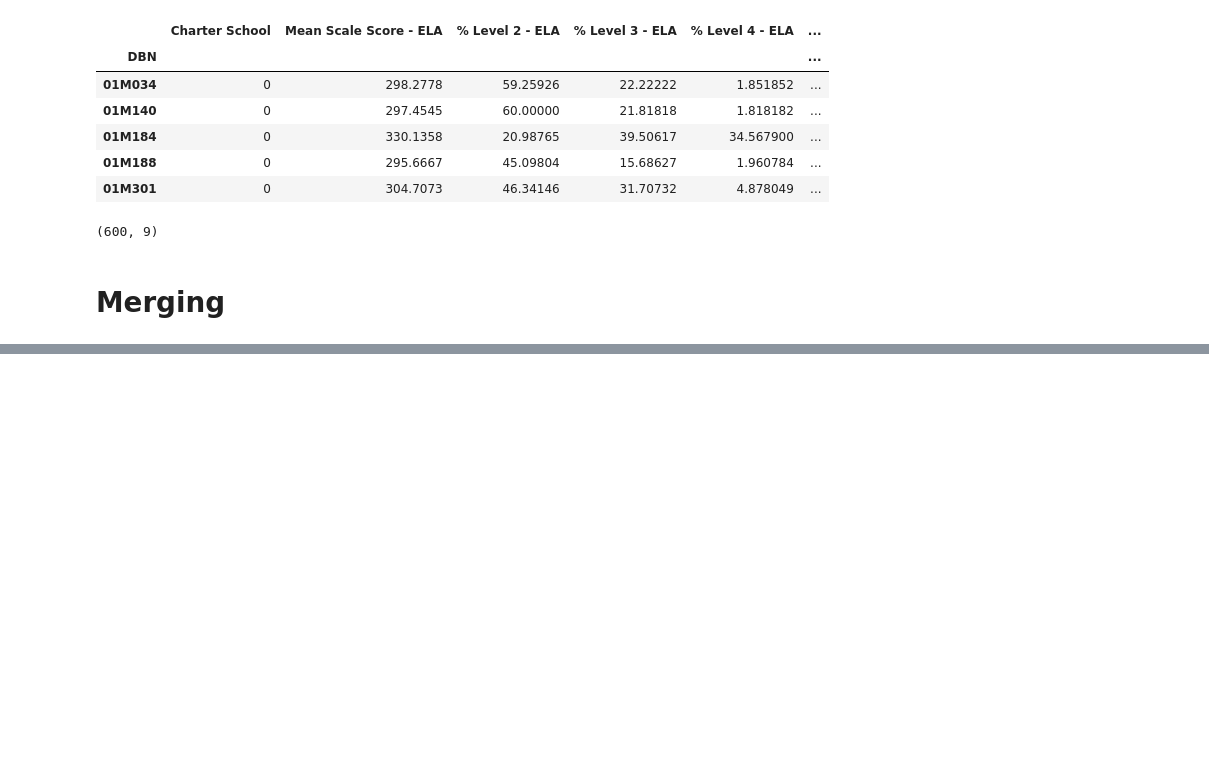
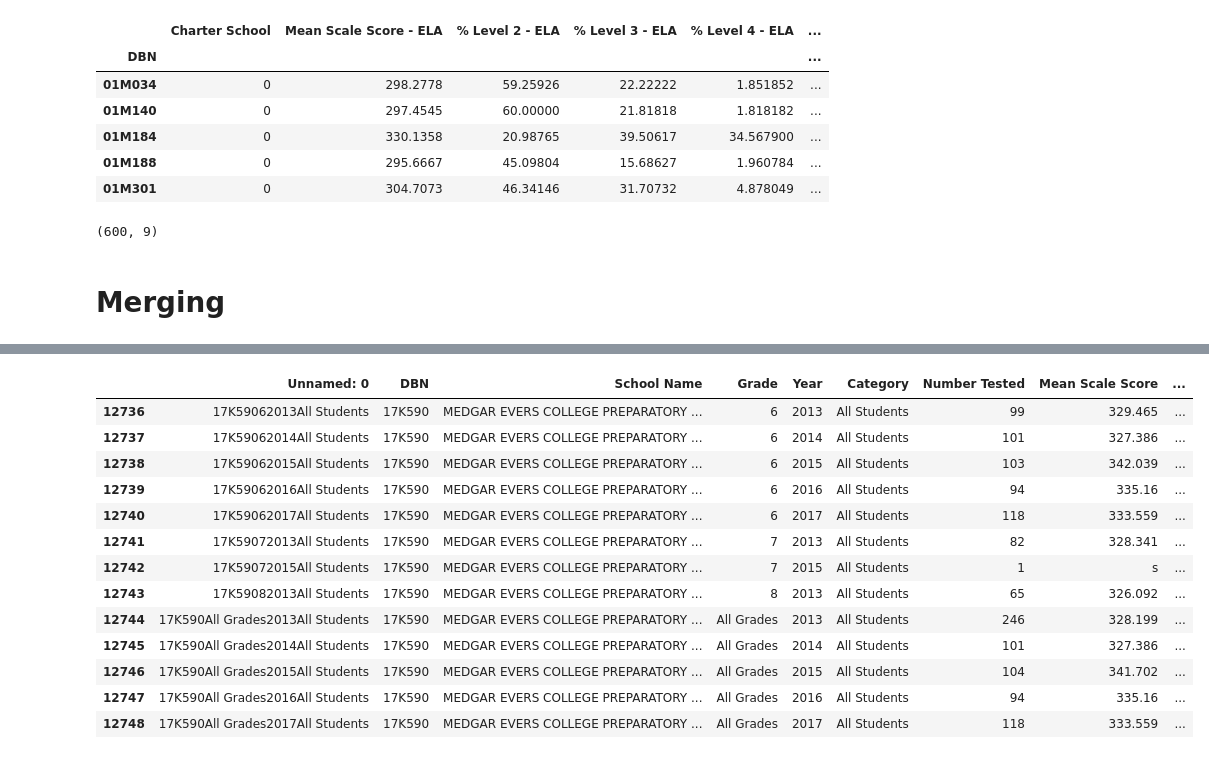
Before and after one commit to araraonline/kag-passnyc, a Jupyter notebook: notebooks/proto-assemble-schools.ipynb, the cells around one changed output, grey strips where cells are left out. Drawn from its saved outputs; the diff is of its cells as text; code cells hidden in the pictures; blank space fills up the shorter version.

```diff
--- a/notebooks/proto-assemble-schools.ipynb
+++ b/notebooks/proto-assemble-schools.ipynb
@@ -283,0 +257,19 @@ Mostly at tests, and 1 (07X584) at demographics. We may impute the values manual
+# %%
+test2 = pd.read_excel('../data/raw/math_results_20132017.xlsx', sheet_name='All Students', skiprows=7)
+# %%
+test2[test2.DBN == '17K590']
+# %% [output]
+|  | Unnamed: 0 | DBN | School Name | Grade | Year | Category | Number Tested | Mean Scale Score | ... |
+| 12736 | 17K59062013All Students | 17K590 | MEDGAR EVERS COLLEGE PREPARATORY ... | 6 | 2013 | All Students | 99 | 329.465 | ... |
+| 12737 | 17K59062014All Students | 17K590 | MEDGAR EVERS COLLEGE PREPARATORY ... | 6 | 2014 | All Students | 101 | 327.386 | ... |
+| 12738 | 17K59062015All Students | 17K590 | MEDGAR EVERS COLLEGE PREPARATORY ... | 6 | 2015 | All Students | 103 | 342.039 | ... |
+| 12739 | 17K59062016All Students | 17K590 | MEDGAR EVERS COLLEGE PREPARATORY ... | 6 | 2016 | All Students | 94 | 335.16 | ... |
+| 12740 | 17K59062017All Students | 17K590 | MEDGAR EVERS COLLEGE PREPARATORY ... | 6 | 2017 | All Students | 118 | 333.559 | ... |
+| 12741 | 17K59072013All Students | 17K590 | MEDGAR EVERS COLLEGE PREPARATORY ... | 7 | 2013 | All Students | 82 | 328.341 | ... |
+| 12742 | 17K59072015All Students | 17K590 | MEDGAR EVERS COLLEGE PREPARATORY ... | 7 | 2015 | All Students | 1 | s | ... |
+| 12743 | 17K59082013All Students | 17K590 | MEDGAR EVERS COLLEGE PREPARATORY ... | 8 | 2013 | All Students | 65 | 326.092 | ... |
+| 12744 | 17K590All Grades2013All Students | 17K590 | MEDGAR EVERS COLLEGE PREPARATORY ... | All Grades | 2013 | All Students | 246 | 328.199 | ... |
+| 12745 | 17K590All Grades2014All Students | 17K590 | MEDGAR EVERS COLLEGE PREPARATORY ... | All Grades | 2014 | All Students | 101 | 327.386 | ... |
+| 12746 | 17K590All Grades2015All Students | 17K590 | MEDGAR EVERS COLLEGE PREPARATORY ... | All Grades | 2015 | All Students | 104 | 341.702 | ... |
+| 12747 | 17K590All Grades2016All Students | 17K590 | MEDGAR EVERS COLLEGE PREPARATORY ... | All Grades | 2016 | All Students | 94 | 335.16 | ... |
+| 12748 | 17K590All Grades2017All Students | 17K590 | MEDGAR EVERS COLLEGE PREPARATORY ... | All Grades | 2017 | All Students | 118 | 333.559 | ... |
```
Also changed, not shown: parts of 37 cells of this notebook, 1 other file.
